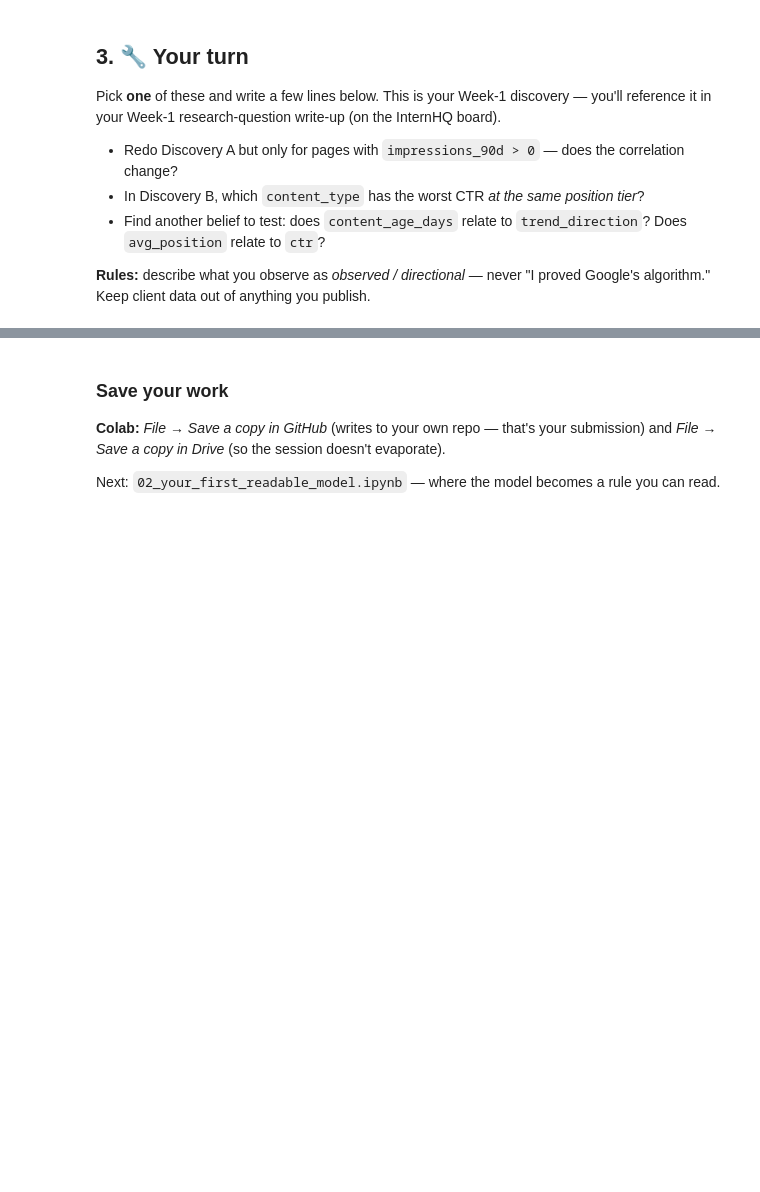
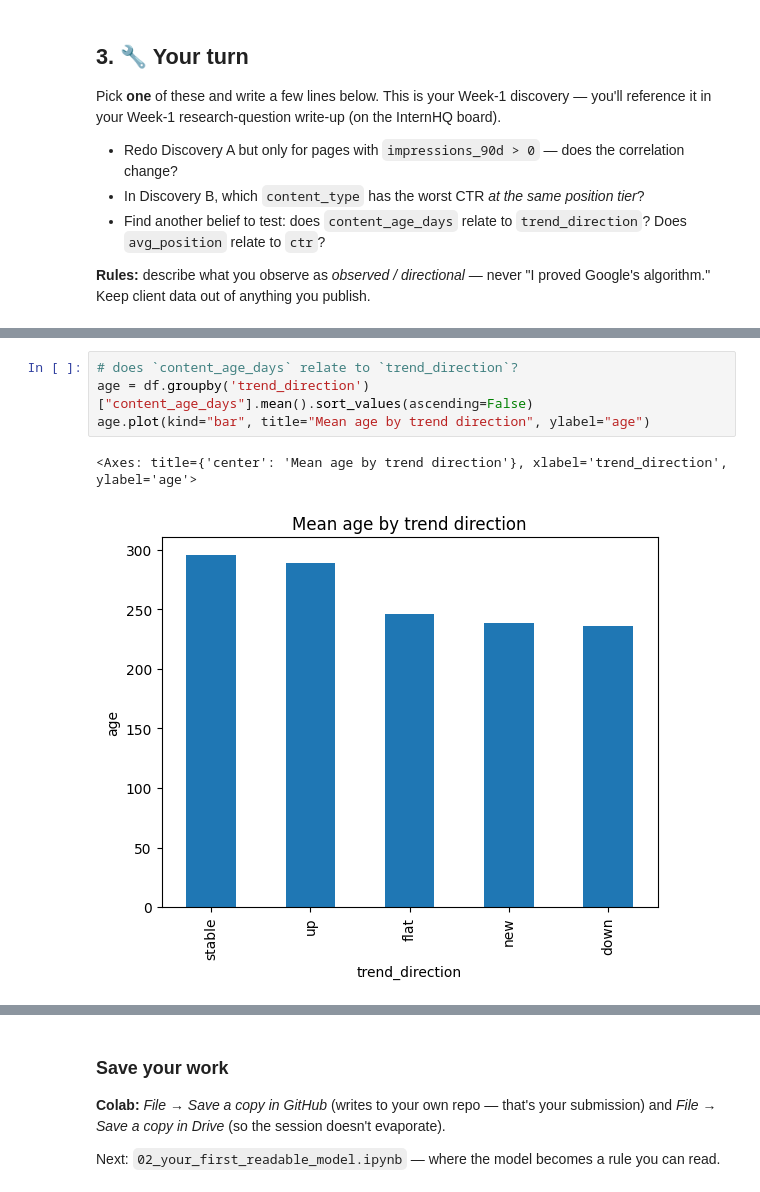
Before and after one commit to aabdulhakeem/flyrank-ml-internship-starter, a Jupyter notebook: notebooks/01_first_look_and_discovery.ipynb, the cells around one changed output, grey strips where cells are left out. Drawn from its saved outputs; the diff is of its cells as text; blank space fills up the shorter version.

```diff
--- a/notebooks/01_first_look_and_discovery.ipynb
+++ b/notebooks/01_first_look_and_discovery.ipynb
@@ -157,0 +212,7 @@ Pick **one** of these and write a few lines below. This is your Week-1 discovery
+# %%
+# does `content_age_days` relate to `trend_direction`?
+age = df.groupby('trend_direction')["content_age_days"].mean().sort_values(ascending=False)
+age.plot(kind="bar", title="Mean age by trend direction", ylabel="age")
+# %% [output]
+<Axes: title={'center': 'Mean age by trend direction'}, xlabel='trend_direction', ylabel='age'>
+[figure, added]
```
Also changed, not shown: parts of 8 cells of this notebook.
